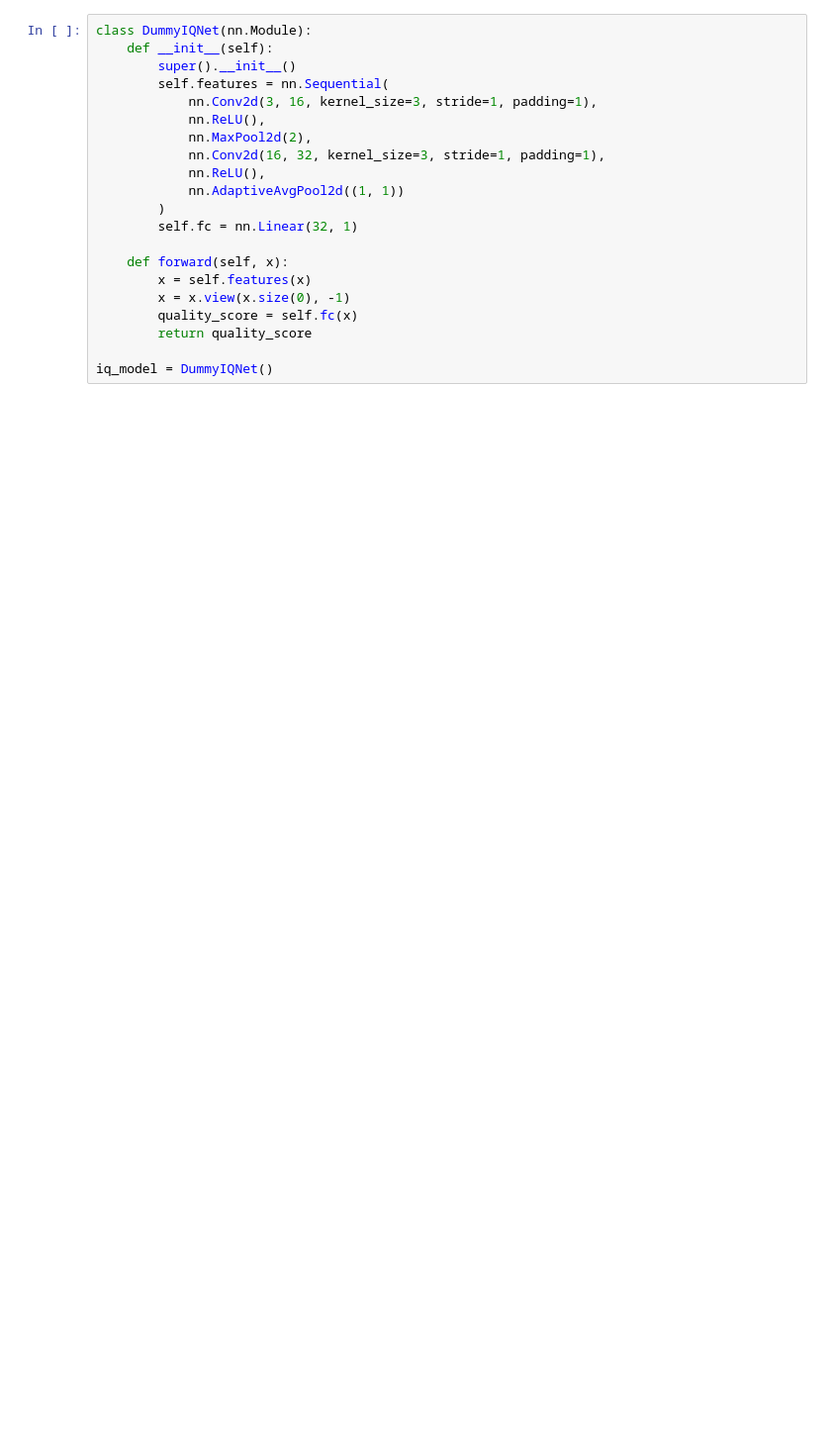
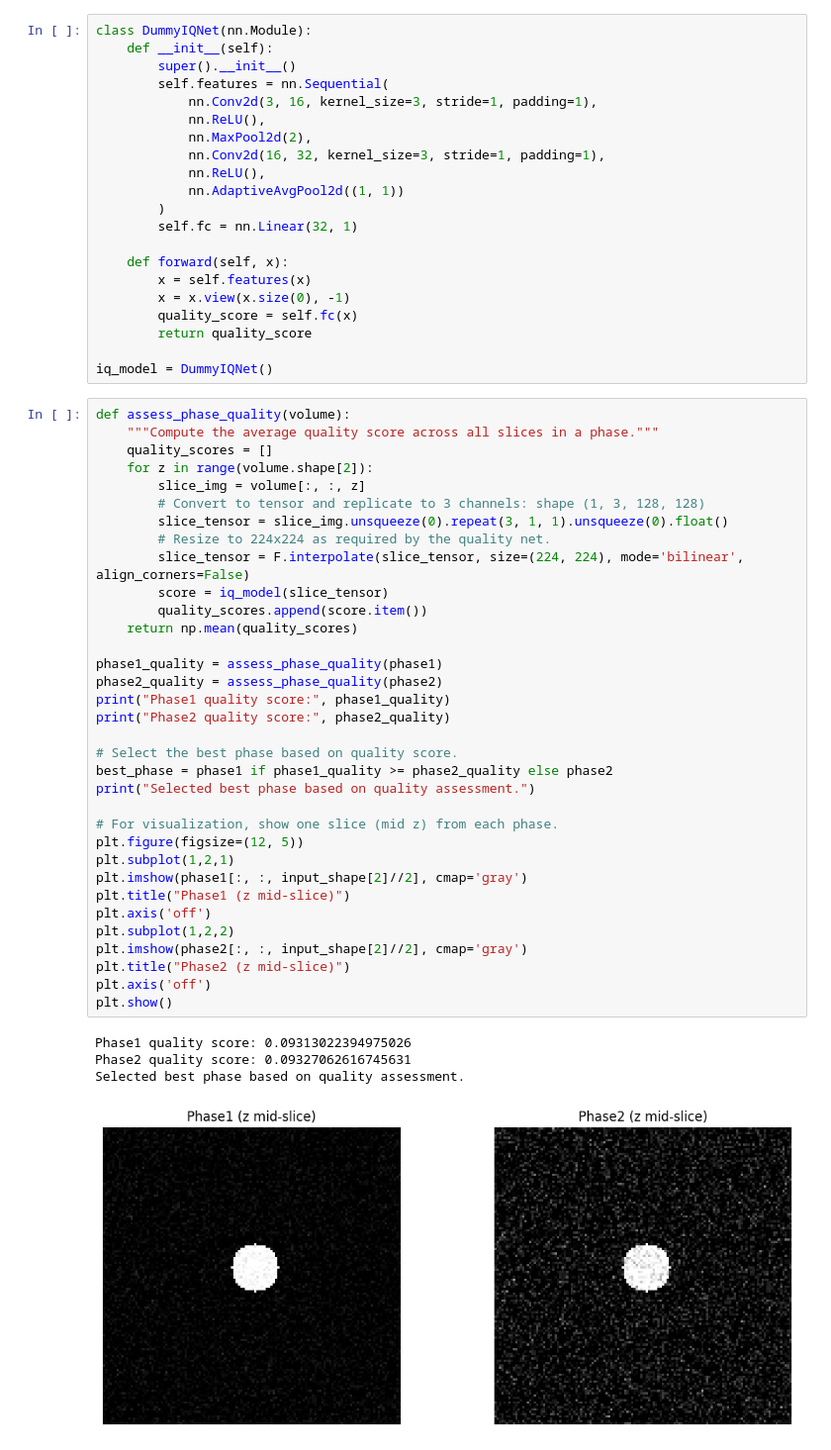
Before and after one commit to samhubs/fine-tuning-LLM, a Jupyter notebook: CCTA_pipeline_presentation.ipynb, the cells around one changed output. Shown: that part at 99% size. Drawn from its saved outputs; the diff is of its cells as text; blank space fills up the shorter version.

```diff
--- a/CCTA_pipeline_presentation.ipynb
+++ b/CCTA_pipeline_presentation.ipynb
@@ -111,3 +111,42 @@ class DummyIQNet(nn.Module):
         return quality_score
 
 iq_model = DummyIQNet()
+# %%
+def assess_phase_quality(volume):
+    """Compute the average quality score across all slices in a phase."""
+    quality_scores = []
+    for z in range(volume.shape[2]):
+        slice_img = volume[:, :, z]
+        # Convert to tensor and replicate to 3 channels: shape (1, 3, 128, 128)
+        slice_tensor = slice_img.unsqueeze(0).repeat(3, 1, 1).unsqueeze(0).float()
+        # Resize to 224x224 as required by the quality net.
+        slice_tensor = F.interpolate(slice_tensor, size=(224, 224), mode='bilinear', align_corners=False)
+        score = iq_model(slice_tensor)
+        quality_scores.append(score.item())
+    return np.mean(quality_scores)
+
+phase1_quality = assess_phase_quality(phase1)
+phase2_quality = assess_phase_quality(phase2)
+print("Phase1 quality score:", phase1_quality)
+print("Phase2 quality score:", phase2_quality)
+
+# Select the best phase based on quality score.
+best_phase = phase1 if phase1_quality >= phase2_quality else phase2
+print("Selected best phase based on quality assessment.")
+
+# For visualization, show one slice (mid z) from each phase.
+plt.figure(figsize=(12, 5))
+plt.subplot(1,2,1)
+plt.imshow(phase1[:, :, input_shape[2]//2], cmap='gray')
+plt.title("Phase1 (z mid-slice)")
+plt.axis('off')
+plt.subplot(1,2,2)
+plt.imshow(phase2[:, :, input_shape[2]//2], cmap='gray')
+plt.title("Phase2 (z mid-slice)")
+plt.axis('off')
+plt.show()
+# %% [output]
+Phase1 quality score: 0.09313022394975026
+Phase2 quality score: 0.09327062616745631
+Selected best phase based on quality assessment.
+[figure, added]
```
Also changed, not shown: parts of 12 cells of this notebook.
